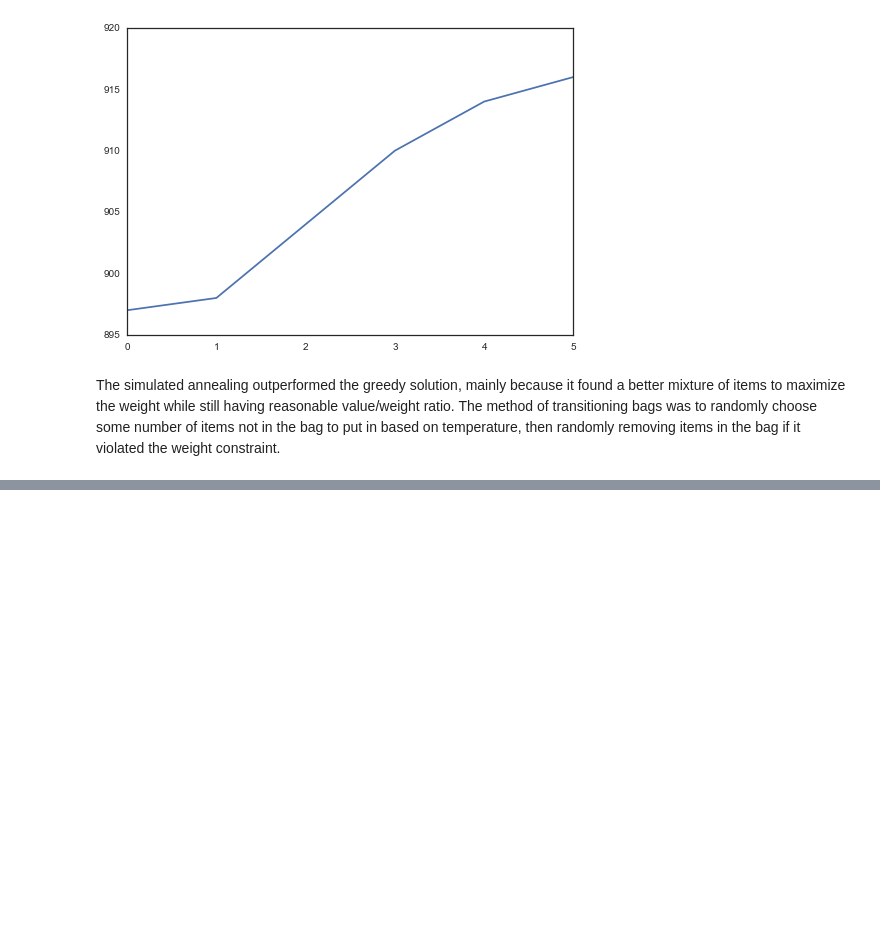
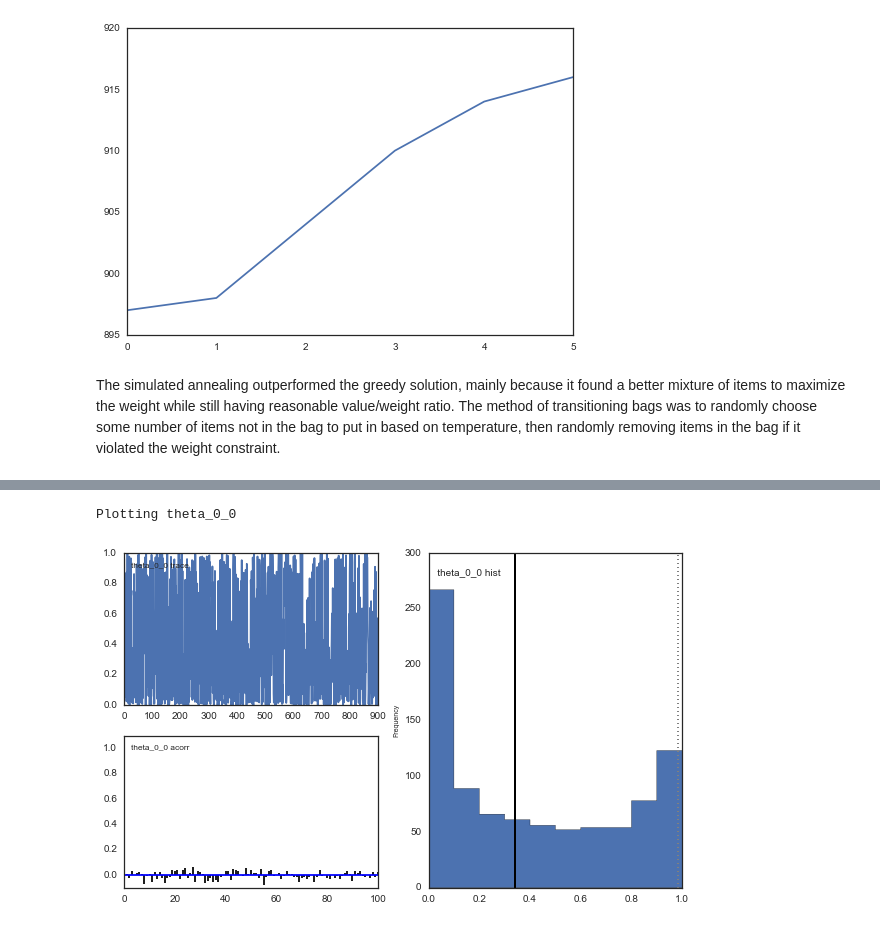
Before and after one commit to chuckyouliu/AM207, a Jupyter notebook: Homework/AM207_Charles_Liu_HW3.ipynb, the cells around one changed output, grey strips where cells are left out. Saved outputs shown, nothing was run; the diff lists cells and outputs as text; code cells hidden in the pictures; blank space fills up the shorter version.

```diff
--- a/Homework/AM207_Charles_Liu_HW3.ipynb
+++ b/Homework/AM207_Charles_Liu_HW3.ipynb
@@ -502,0 +519,26 @@ reports = np.load("HW3/reports.npy")
+# %%
+#for the lambdas, let's calculate how many reports there are with all i's and how many have mixed responses
+#Someone got a mixed response one wrong, let's assume half of them are of class 0 and half the other
+#the lambdas are then the percentage right
+
+mixed_resp = 0.0
+all_0 = 0
+all_1 = 0
+for i in range(len(reports)):
+    val = np.sum(reports[i], 0)
+    if val[0] == 3:
+        all_0 += 1
+    elif val[0] == 0:
+        all_1 += 1
+    else:
+        mixed_resp += 1
+lambda_0 = all_0/(all_0 + mixed_resp/2)
+lambda_1 = all_1/(all_1 + mixed_resp/2)
+
+theta_0 = pm.Dirichlet("theta_0", theta=[lambda_0, 1-lambda_0])
+theta_1 = pm.Dirichlet("theta_1", theta=[1-lambda_1, lambda_1])
+
+#classifications for each report/worker
+classifier_0 = [pm.Multinomial("classifier_0", 1, theta_0 if z_i[i][0] == 1 else theta_1,observed=True,value=reports[i,0]) for i in xrange(150)]
+classifier_1 = [pm.Multinomial("classifier_0", 1, theta_0 if z_i[i][0] == 1 else theta_1,observed=True,value=reports[i,1]) for i in xrange(150)]
+classifier_2 = [pm.Multinomial("classifier_0", 1, theta_0 if z_i[i][0] == 1 else theta_1,observed=True,value=reports[i,2]) for i in xrange(150)]
@@ -502,0 +556,5 @@ reports = np.load("HW3/reports.npy")
+# %%
+pm.Matplot.plot(theta_0)
+# %% [output]
+Plotting theta_0_0
+[figure, added]
```
Also changed, not shown: parts of 6 cells of this notebook.
